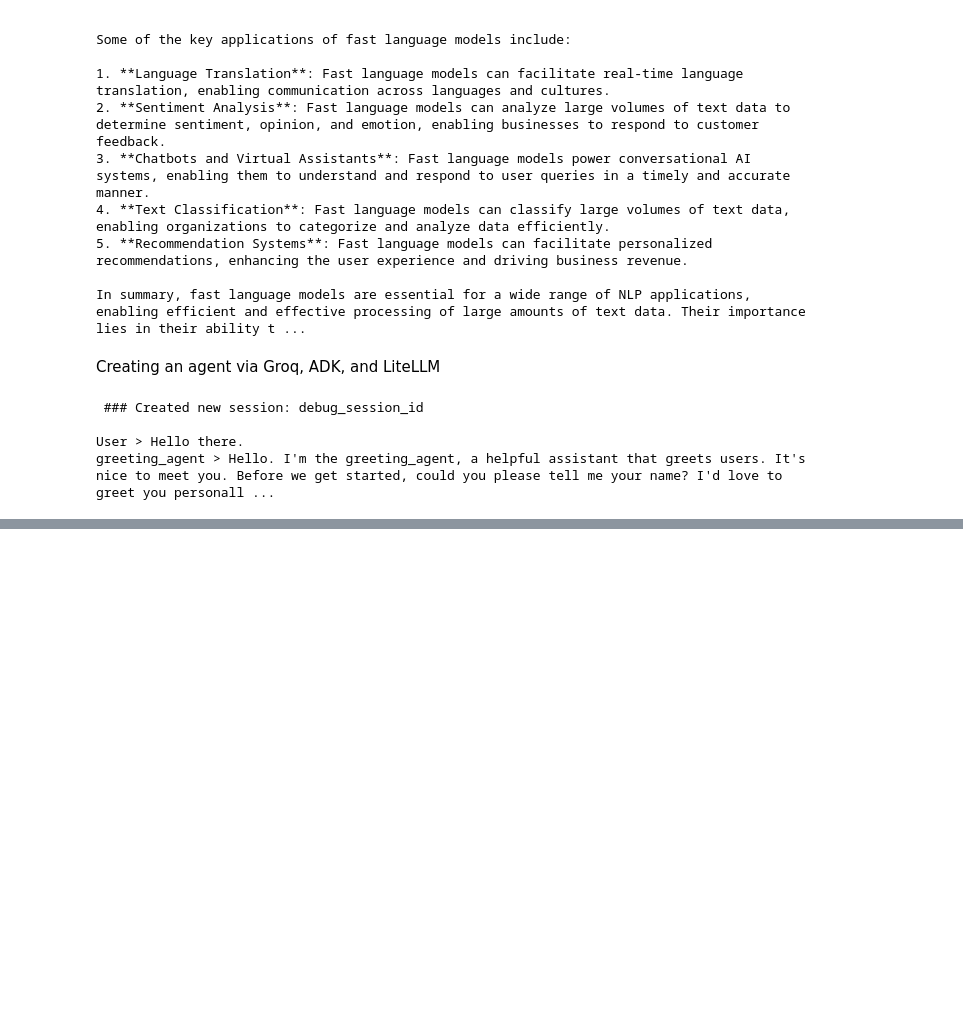
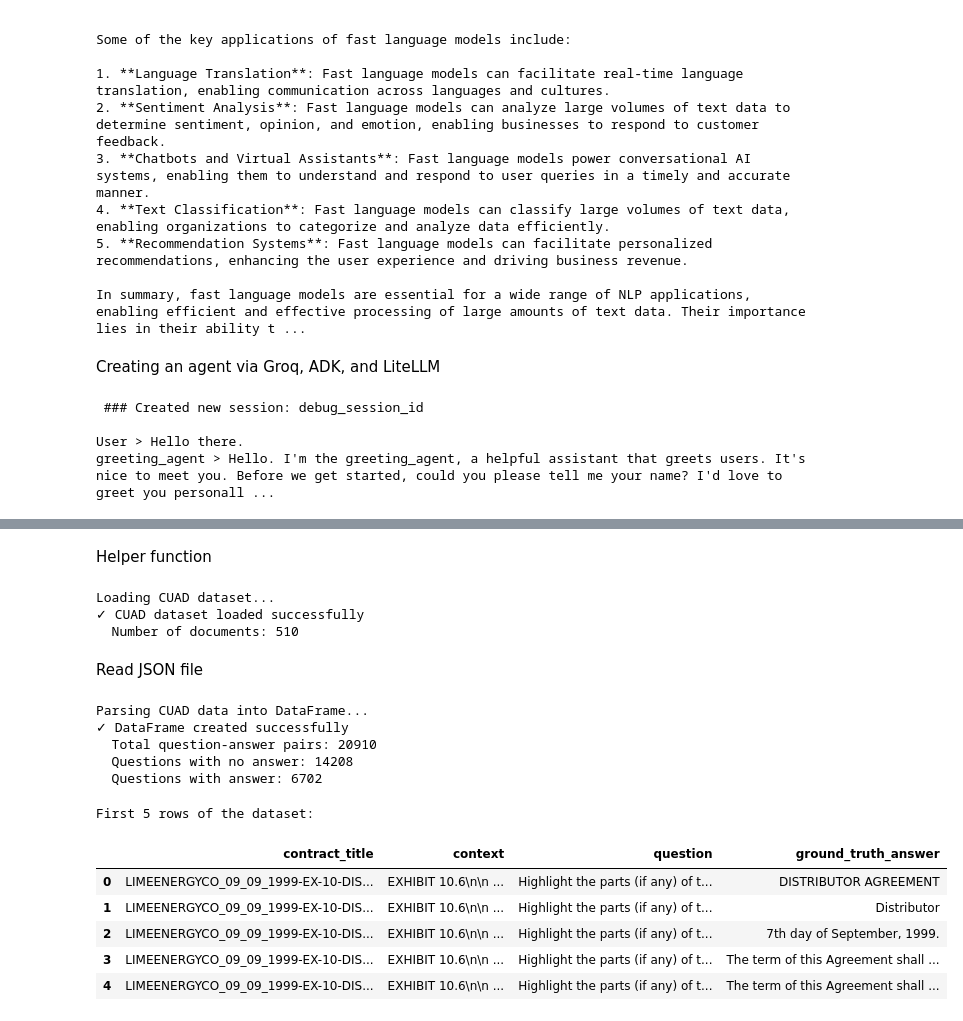
Before and after one commit to riki-11/lawgic, a Jupyter notebook: notebooks/groq_test.ipynb, the cells around one changed output, grey strips where cells are left out. Drawn from its saved outputs; the diff is of its cells as text; code cells hidden in the pictures; blank space fills up the shorter version.

```diff
--- a/notebooks/groq_test.ipynb
+++ b/notebooks/groq_test.ipynb
@@ -151,0 +160,2 @@ greeting_agent > Hello. I'm the greeting_agent, a helpful assistant that greets
+# %% [markdown]
+Helper function
@@ -151,0 +201,42 @@ greeting_agent > Hello. I'm the greeting_agent, a helpful assistant that greets
+# %%
+# Load CUAD_v1.json file
+cuad_json_path = "../datasets/CUAD_v1/CUAD_v1.json"
+
+print("Loading CUAD dataset...")
+with open(cuad_json_path, 'r', encoding='utf-8') as f:
+    cuad_data = json.load(f)
+
+print(f"✓ CUAD dataset loaded successfully")
+print(f"  Number of documents: {len(cuad_data['data'])}")
+# %% [output]
+Loading CUAD dataset...
+✓ CUAD dataset loaded successfully
+  Number of documents: 510
+# %% [markdown]
+Read JSON file
+# %%
+# Create the DataFrame
+print("\nParsing CUAD data into DataFrame...")
+df_cuad = parse_cuad_json(cuad_data)
+
+print(f"✓ DataFrame created successfully")
+print(f"  Total question-answer pairs: {len(df_cuad)}")
+print(f"  Questions with no answer: {(df_cuad['ground_truth_answer'] == '').sum()}")
+print(f"  Questions with answer: {(df_cuad['ground_truth_answer'] != '').sum()}")
+# %% [output]
+Parsing CUAD data into DataFrame...
+✓ DataFrame created successfully
+  Total question-answer pairs: 20910
+  Questions with no answer: 14208
+  Questions with answer: 6702
+# %%
+print("\nFirst 5 rows of the dataset:")
+df_cuad.head()
+# %% [output]
+First 5 rows of the dataset:
+|  | contract_title | context | question | ground_truth_answer |
+| 0 | LIMEENERGYCO_09_09_1999-EX-10-DIS... | EXHIBIT 10.6\n\n ... | Highlight the parts (if any) of t... | DISTRIBUTOR AGREEMENT |
+| 1 | LIMEENERGYCO_09_09_1999-EX-10-DIS... | EXHIBIT 10.6\n\n ... | Highlight the parts (if any) of t... | Distributor |
+| 2 | LIMEENERGYCO_09_09_1999-EX-10-DIS... | EXHIBIT 10.6\n\n ... | Highlight the parts (if any) of t... | 7th day of September, 1999. |
+| 3 | LIMEENERGYCO_09_09_1999-EX-10-DIS... | EXHIBIT 10.6\n\n ... | Highlight the parts (if any) of t... | The term of this Agreement shall ... |
+| 4 | LIMEENERGYCO_09_09_1999-EX-10-DIS... | EXHIBIT 10.6\n\n ... | Highlight the parts (if any) of t... | The term of this Agreement shall ... |
```
Also changed, not shown: parts of 29 cells of this notebook.
